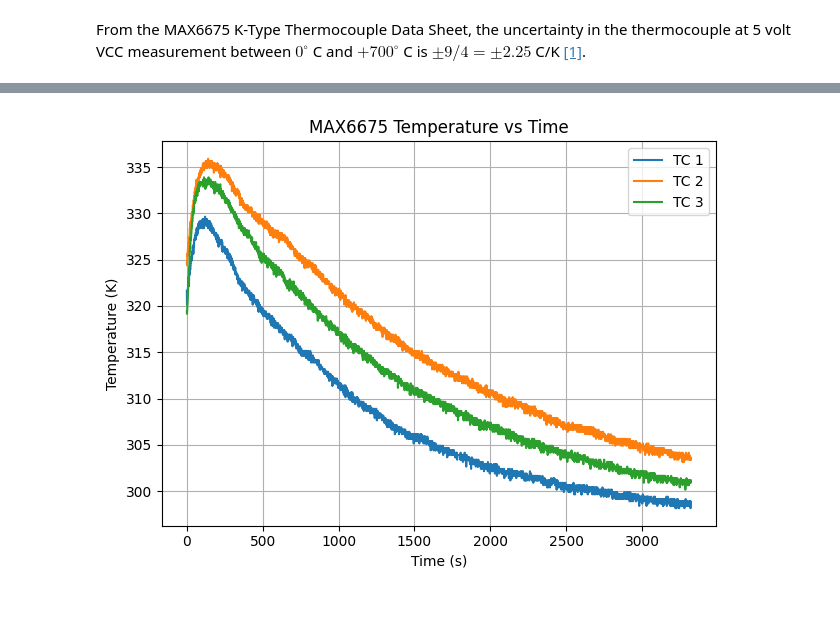
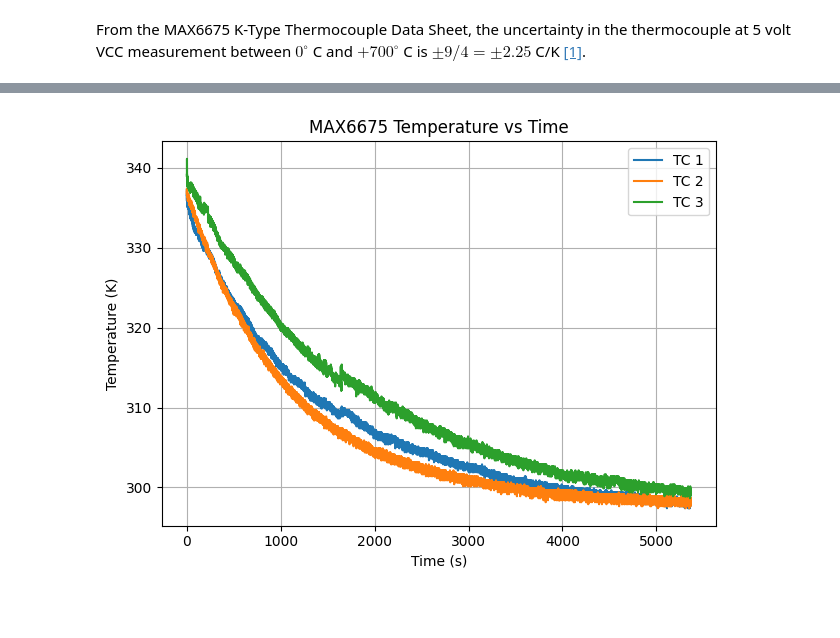
Before and after one commit to mufaro3/physics-229, a Jupyter notebook: experiment-1/Data Collection.ipynb, the cells around one changed output, grey strips where cells are left out. Cells and saved outputs as stored; diff of their text form; code cells hidden in the pictures.

```diff
--- a/experiment-1/Data Collection.ipynb
+++ b/experiment-1/Data Collection.ipynb
@@ -187,8 +187,8 @@ def plot_max6675_datasets(datasets, labels=None):
     plt.tight_layout()
     plt.show()
 # %%
-plot_max6675_datasets(load_max6675_csv_to_dataset('./final_data/round_3.csv'))
+plot_max6675_datasets(load_max6675_csv_to_dataset('./final_data/round_4.csv'))
 # %% [output]
-[figure, old version]
+[figure, new version]
 # %% [markdown]
 ##
```
Also changed, not shown: parts of 2 cells of this notebook, 17 other files.
